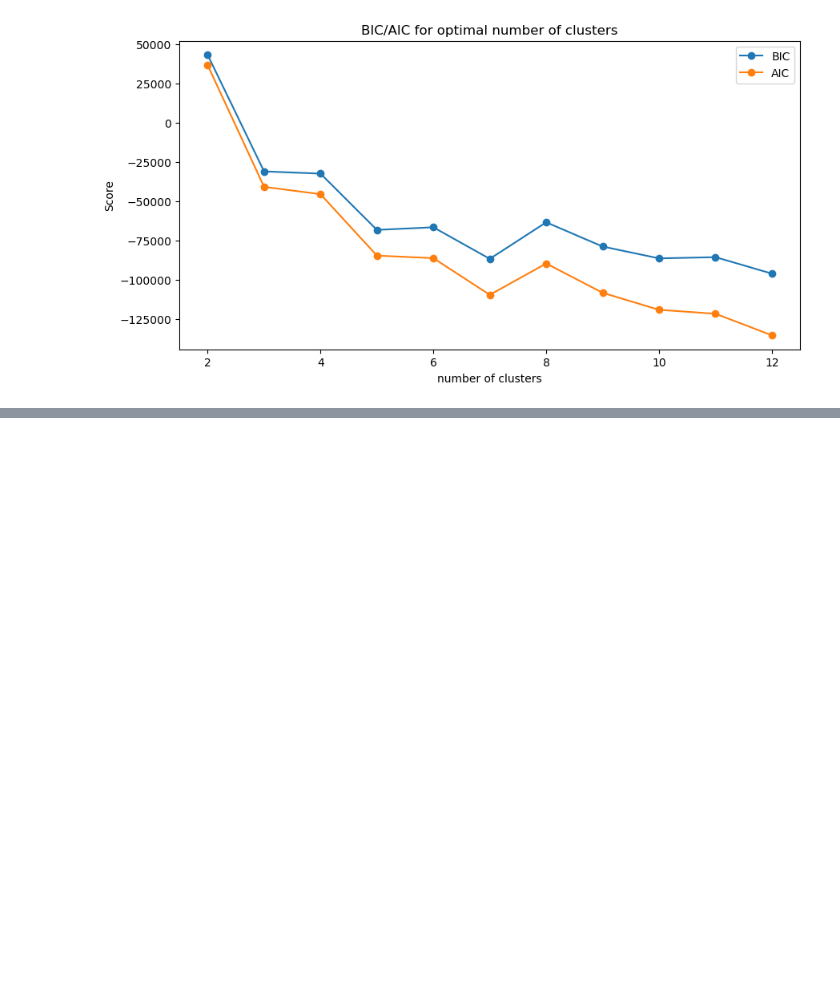
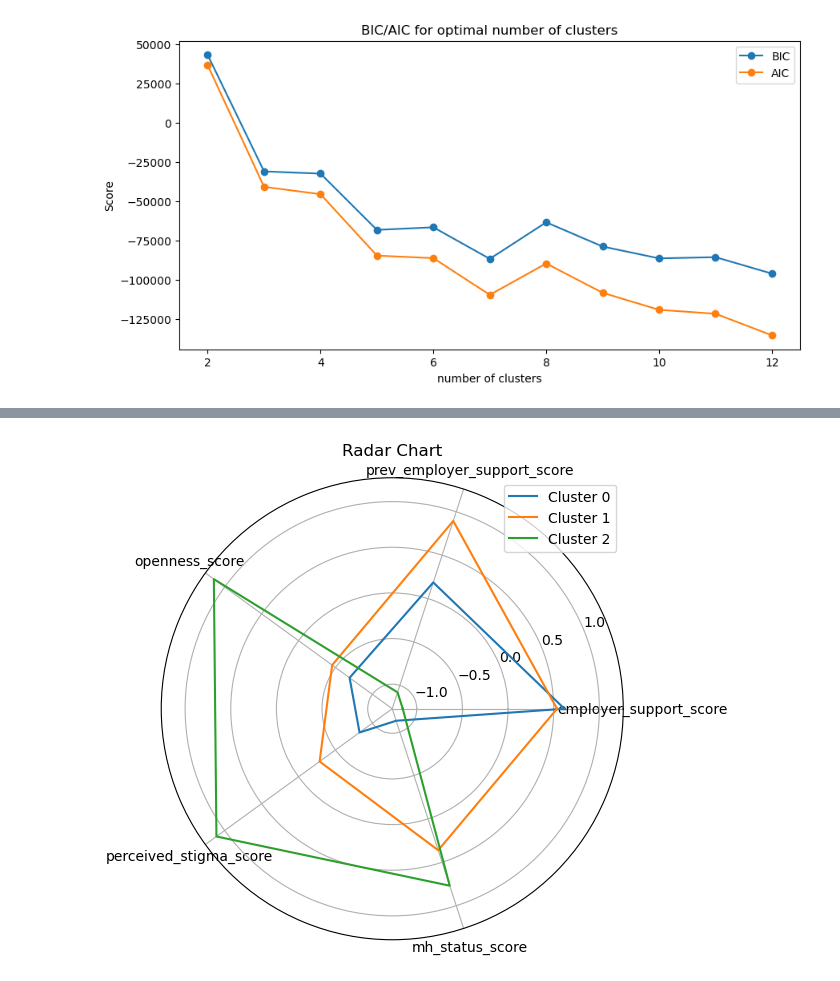
Before and after one commit to thedawid999/Health-Analysis, a Jupyter notebook: code/3_training.ipynb, the cells around one changed output, grey strips where cells are left out. Cells and saved outputs as stored; diff of their text form; code cells hidden in the pictures; blank space fills up the shorter version.

```diff
--- a/code/3_training.ipynb
+++ b/code/3_training.ipynb
@@ -78,0 +206,24 @@ k = 10, Silhouette Score = 0.1081
+# %%
+### radar chart for the same values as above
+scores = ["employer_support_score", "prev_employer_support_score",
+          "openness_score", "perceived_stigma_score", "mh_status_score"]
+
+cluster_means = cluster_means_std[scores]
+
+angles = np.linspace(0, 2*np.pi, len(scores), endpoint=False).tolist()
+angles += angles[:1]
+
+plt.figure(figsize=(6,6))
+
+for cluster in cluster_means.index:
+    values = cluster_means.loc[cluster].tolist()
+    values += values[:1]
+    plt.polar(angles, values, label=f"Cluster {cluster}")
+
+plt.xticks(angles[:-1], scores)
+plt.legend()
+plt.title("Radar Chart")
+plt.savefig("selected_features_radar_chart.png", dpi=300, bbox_inches="tight")
+plt.show()
+# %% [output]
+[figure, added]
```
Also changed, not shown: parts of 21 cells of this notebook, 8 other files.
